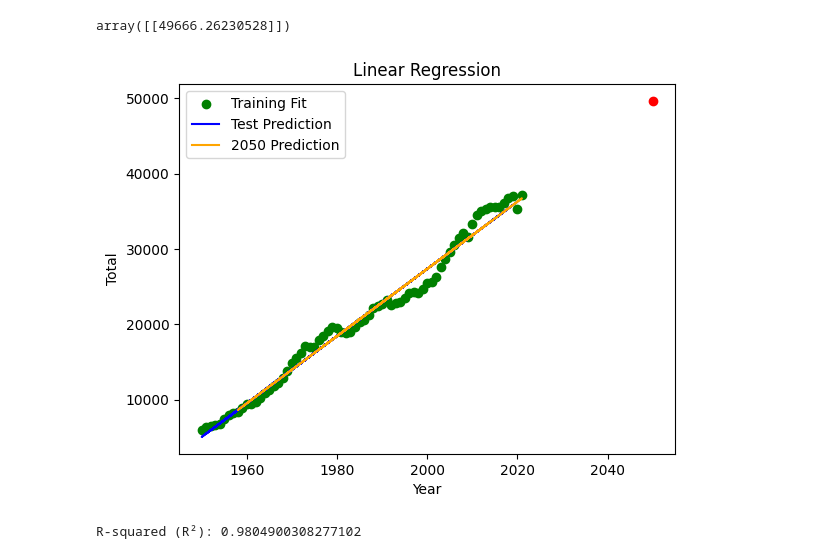
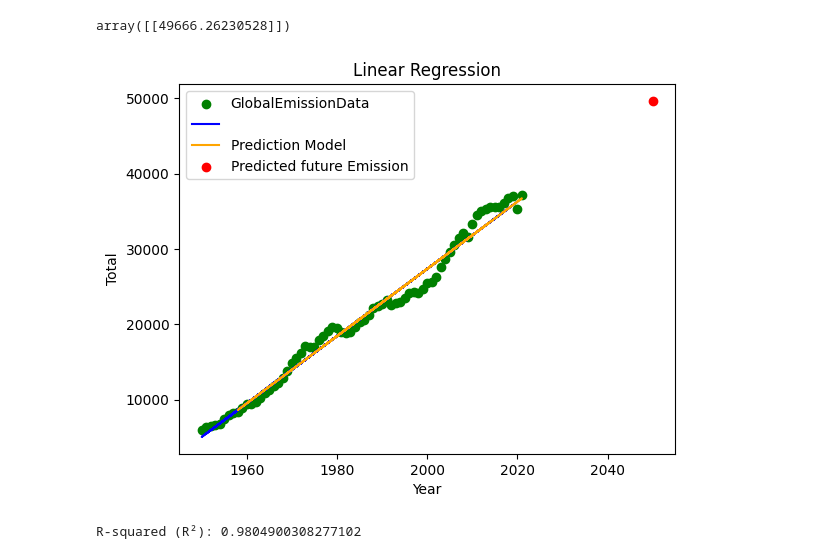
Before and after one commit to LUJHNA/ExamBI, a Jupyter notebook: Exam Project.ipynb, the cells around one changed output. Cells and saved outputs as stored; diff of their text form; code cells hidden in the pictures.

```diff
--- a/Exam Project.ipynb
+++ b/Exam Project.ipynb
@@ -856,23 +870,23 @@ array([[49666.26230528]])
 # %%
 #Visualize the prediciton
 total_predicted = myreg.predict([[2050]])[0]  # Getting the predicted value for 2050
 
 # Your existing code for the scatter plot
 plt.title('Linear Regression')
 plt.scatter(X, y, color='green')  # Existing data points
 plt.plot(X_train, a*X_train + b, color='blue')  # Regression line for training data
 plt.plot(X_test, y_predicted, color='orange')  # Regression line for test data
 
 # Add the prediction for 2050 as a red point
 plt.scatter([2050], total_predicted, color='red', zorder=5)  # zorder ensures the point is on top
 
 
 plt.xlabel('Year')
 plt.ylabel('Total')
-plt.legend(['Training Fit', 'Test Prediction', '2050 Prediction'])
+plt.legend(['GlobalEmissionData', '', 'Prediction Model', 'Predicted future Emission'])
 plt.show()
 # %% [output]
-[figure, old version]
+[figure, new version]
 # %%
 # r2 squared score  for the model
 from sklearn.metrics import r2_score
```
Also changed, not shown: parts of 4 cells of this notebook, 28 other files.
